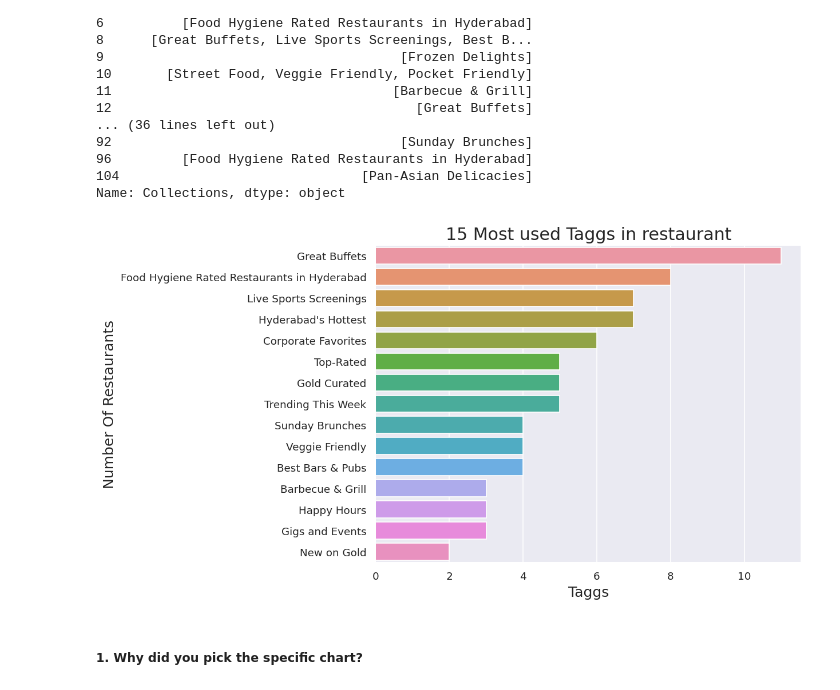
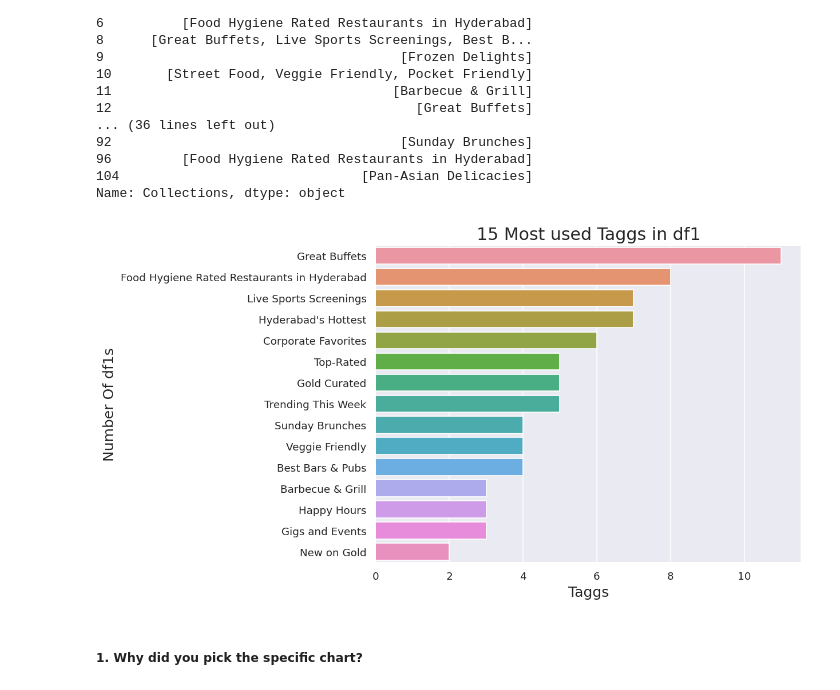
Before and after one commit to KolekarPramod/Zomato-Restaurant-Clustering-And-Sentiment-Analysis, a Jupyter notebook: Zomato_Restaurant_Clustering_And_Sentiment_Analysis.ipynb, the cells around one changed output. Drawn from its saved outputs; the diff is of its cells as text; code cells hidden in the pictures.

```diff
--- a/Zomato_Restaurant_Clustering_And_Sentiment_Analysis.ipynb
+++ b/Zomato_Restaurant_Clustering_And_Sentiment_Analysis.ipynb
@@ -44,7 +65,7 @@ warnings.filterwarnings("ignore")
 
 url='https://drive.google.com/file/d/1m4lylf_iAyxlsIW1uTGrMSuhHYwuntJl/view?usp=sharing'
 url='https://drive.google.com/uc?id=' + url.split('/')[-2]
-restaurant = pd.read_csv(url)
+df1 = pd.read_csv(url)
 # %%
 # Load the database
 
@@ -270,3 +340,3 @@ memory usage: 5.0+ KB
 # %%
 # changing the data type of the cost function
-restaurant['Cost'] = restaurant['Cost'].str.replace(",","").astype('int64')
+df1['Cost'] = df1['Cost'].str.replace(",","").astype('int64')
@@ -383,7 +436,7 @@ plt.show()
 #### Chart - 3
 # %%
 # spliting the cusines and storing in list
-cuisine_list=restaurant.Cuisines.str.split(', ')
+cuisine_list=df1.Cuisines.str.split(', ')
 cuisine_list
 # %% [output]
 0      [Chinese, Continental, Kebab, European, South ...
@@ -454,7 +561,7 @@ plt.axis("off")
 #### Chart - 5
 # %%
 # spliting the cusines and storing in list
-Collections_list=restaurant.Collections.dropna().str.split(', ')
+Collections_list=df1.Collections.dropna().str.split(', ')
 Collections_list
 # %% [output]
 0      [Food Hygiene Rated Restaurants in Hyderabad, ...
@@ -477,27 +584,27 @@ Name: Collections, dtype: object
 # %%
 # storing all the cusines in a dict
 Collections_dict = {}
 for names in Collections_list:
     for name in names:
         if (name in Collections_dict):
             Collections_dict[name]+=1
         else:
             Collections_dict[name]=1
 
 # converting the dict to a data frame
-Collections_df=pd.DataFrame.from_dict([Collections_dict]).transpose().reset_index().rename(columns={'index':'Taggs',0:'Number of Restaurants'})
+Collections_df=pd.DataFrame.from_dict([Collections_dict]).transpose().reset_index().rename(columns={'index':'Taggs',0:'Number of df1s'})
 
-# graph for most cusines served in restaurant
+# graph for most cusines served in df1
 sns.barplot(y='Taggs',
-            x="Number of Restaurants",
+            x="Number of df1s",
             data=Collections_df,
-            order=Collections_df.sort_values('Number of Restaurants',ascending=False).Taggs[:15])
-plt.title('15 Most used Taggs in restaurant', fontsize=18)
+            order=Collections_df.sort_values('Number of df1s',ascending=False).Taggs[:15])
+plt.title('15 Most used Taggs in df1', fontsize=18)
 plt.xlabel('Taggs', fontsize=15)
-plt.ylabel('Number Of Restaurants', fontsize=15)
+plt.ylabel('Number Of df1s', fontsize=15)
 plt.show()
 # %% [output]
-[figure, old version]
+[figure, new version]
 # %% [markdown]
 ##### 1. Why did you pick the specific chart?
 # %% [markdown]
```
Also changed, not shown: parts of 108 cells of this notebook.
